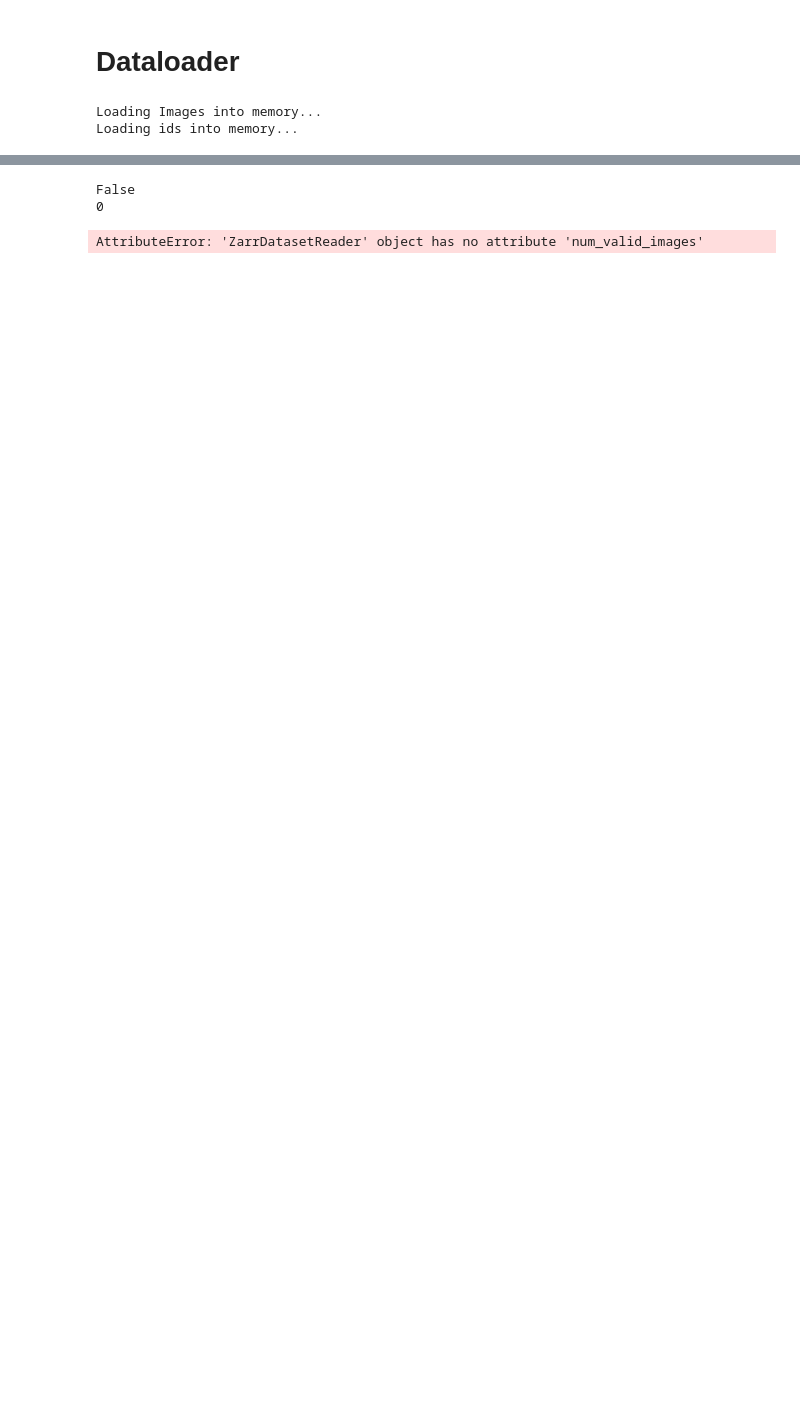
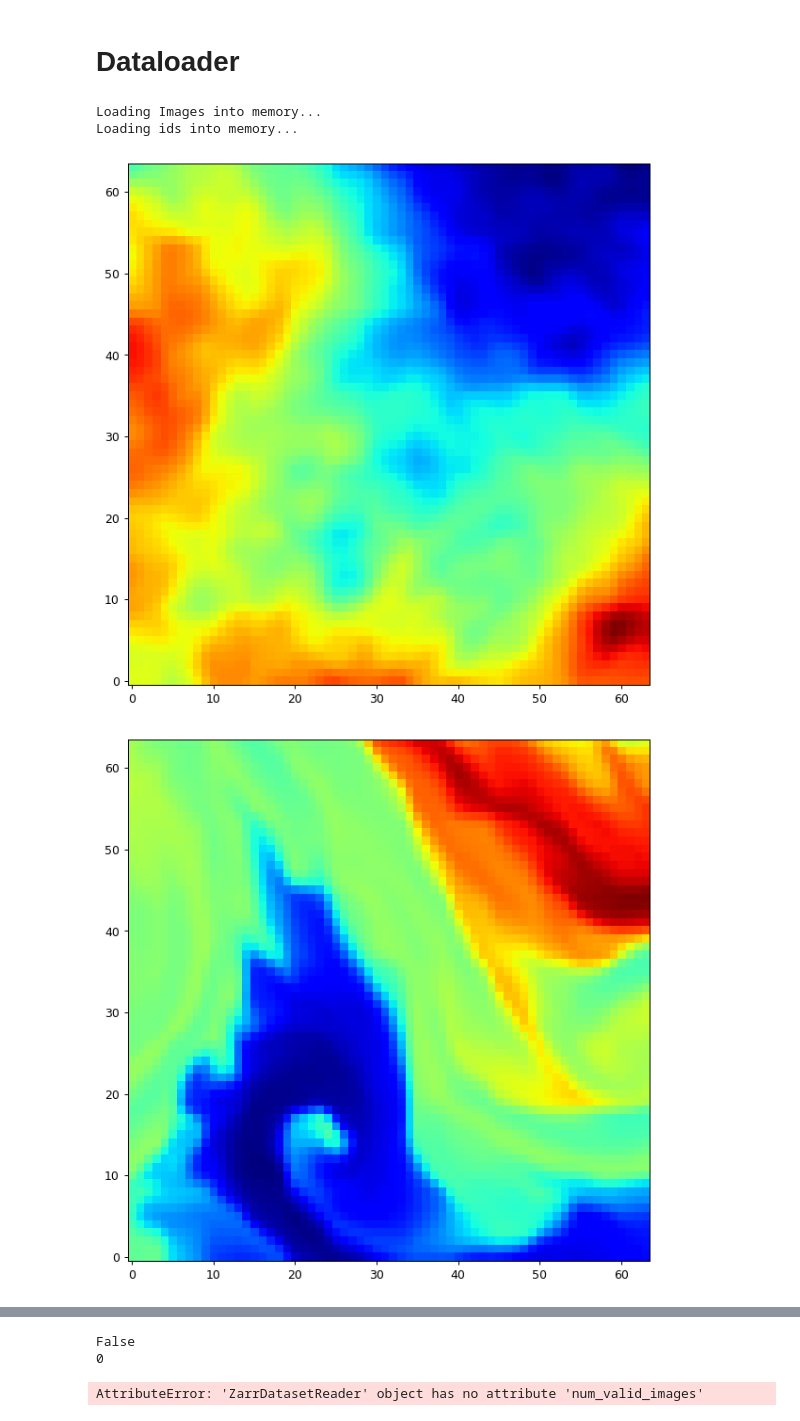
Before and after one commit to Sea-Meets-the-Stars/DBOF_Representation_Learning, a Jupyter notebook: notebooks/dev_data_loader.ipynb, the cells around one changed output, grey strips where cells are left out. Drawn from its saved outputs; the diff is of its cells as text; code cells hidden in the pictures; blank space fills up the shorter version.

Commit message:
data loader module

```diff
--- a/notebooks/dev_data_loader.ipynb
+++ b/notebooks/dev_data_loader.ipynb
@@ -89,11 +43,14 @@ def make_dbof_cutout_dataloader(reader, batch_size=64, num_workers=0, transform=
 # %%
-loader = make_dbof_cutout_dataloader(reader, batch_size=64, num_workers=0, transform=None)
+loader = dbof_dataloader.make_dbof_cutout_dataloader(reader, batch_size=64, transform=None, subset=128)
 # %% [output]
 Loading Images into memory...
 Loading ids into memory...
 # %%
-# for x in loader:
-#     for i in x[0]:
-#         plt.figure(figsize=(8,8), dpi= 90)
-#         plt.imshow(i,origin='lower',cmap='jet')
-#     break
+for x in loader:
+    for i in x[0]:
+        plt.figure(figsize=(8,8), dpi= 90)
+        plt.imshow(i,origin='lower',cmap='jet')
+    break
+# %% [output]
+[figure, added]
+[figure, added]
```
Also changed, not shown: parts of 4 cells of this notebook, 3 other files.
